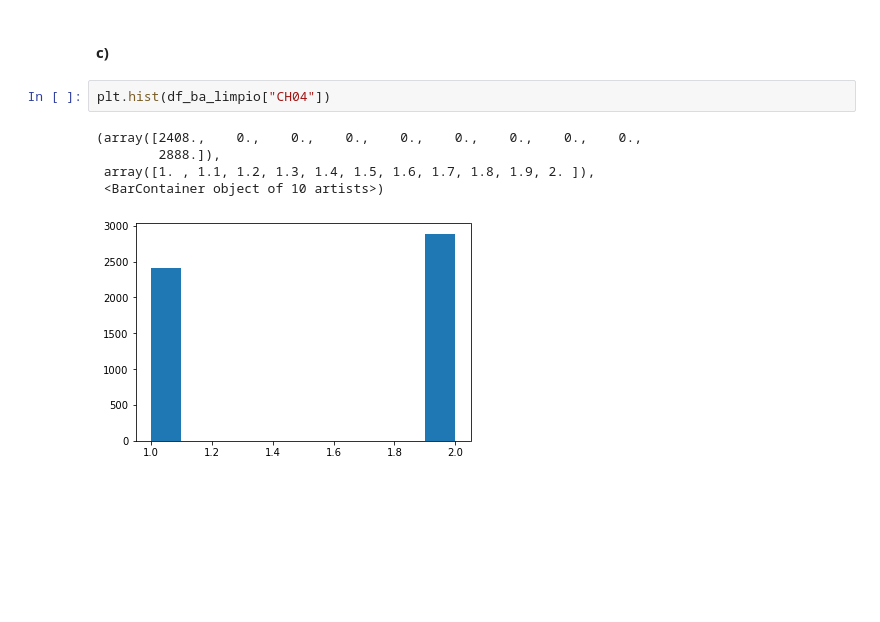
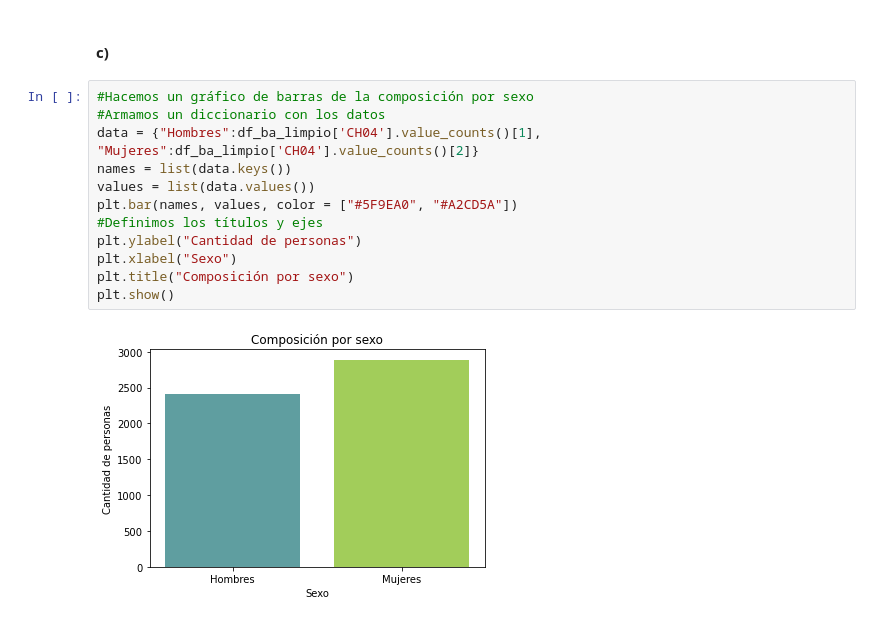
Before and after one commit to hpilar/TrabajosPracticos-Grupo4, a Jupyter notebook: TP2/TP2.ipynb, the cells around one changed output. Drawn from its saved outputs; the diff is of its cells as text; blank space fills up the shorter version.

```diff
--- a/TP2/TP2.ipynb
+++ b/TP2/TP2.ipynb
@@ -121,11 +146,17 @@ Index: []
 [0 rows x 177 columns]
 # %% [markdown]
 #### c)
-# %%
-plt.hist(df_ba_limpio["CH04"])
-# %% [output]
-(array([2408.,    0.,    0.,    0.,    0.,    0.,    0.,    0.,    0.,
-        2888.]),
- array([1. , 1.1, 1.2, 1.3, 1.4, 1.5, 1.6, 1.7, 1.8, 1.9, 2. ]),
- <BarContainer object of 10 artists>)
-[figure, removed]
+# %%
+#Hacemos un gráfico de barras de la composición por sexo
+#Armamos un diccionario con los datos
+data = {"Hombres":df_ba_limpio['CH04'].value_counts()[1], "Mujeres":df_ba_limpio['CH04'].value_counts()[2]}
+names = list(data.keys())
+values = list(data.values())
+plt.bar(names, values, color = ["#5F9EA0", "#A2CD5A"])
+#Definimos los títulos y ejes
+plt.ylabel("Cantidad de personas")
+plt.xlabel("Sexo")
+plt.title("Composición por sexo")
+plt.show()
+# %% [output]
+[figure, added]
```
Also changed, not shown: parts of 6 cells of this notebook.
